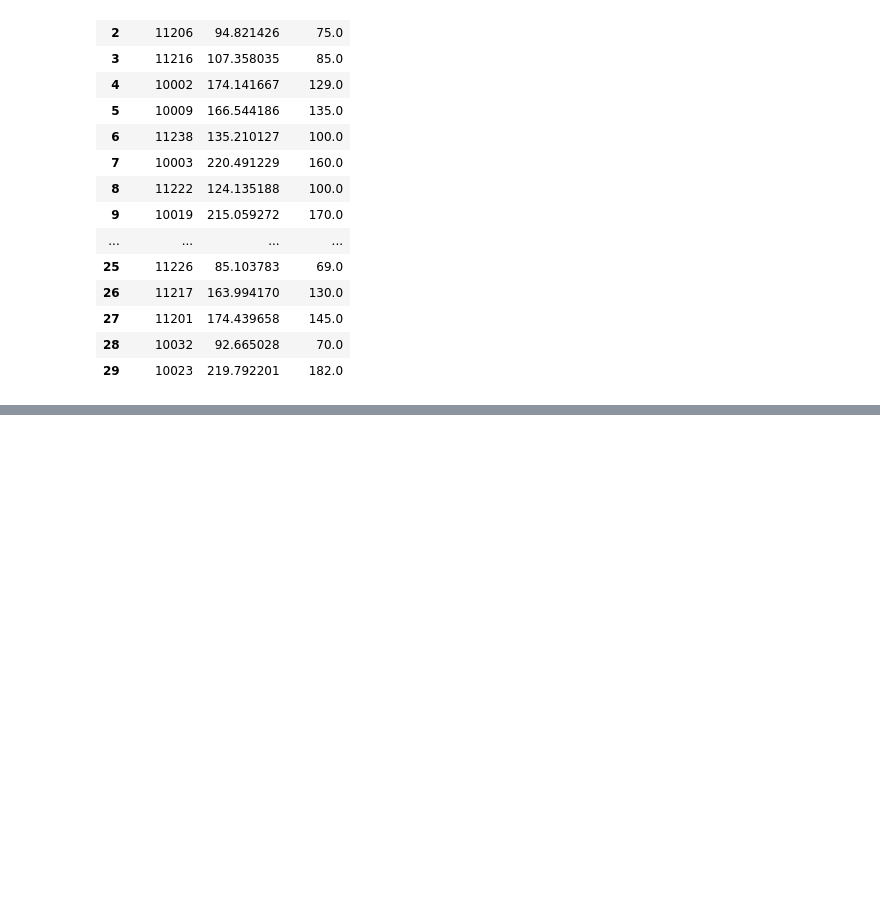
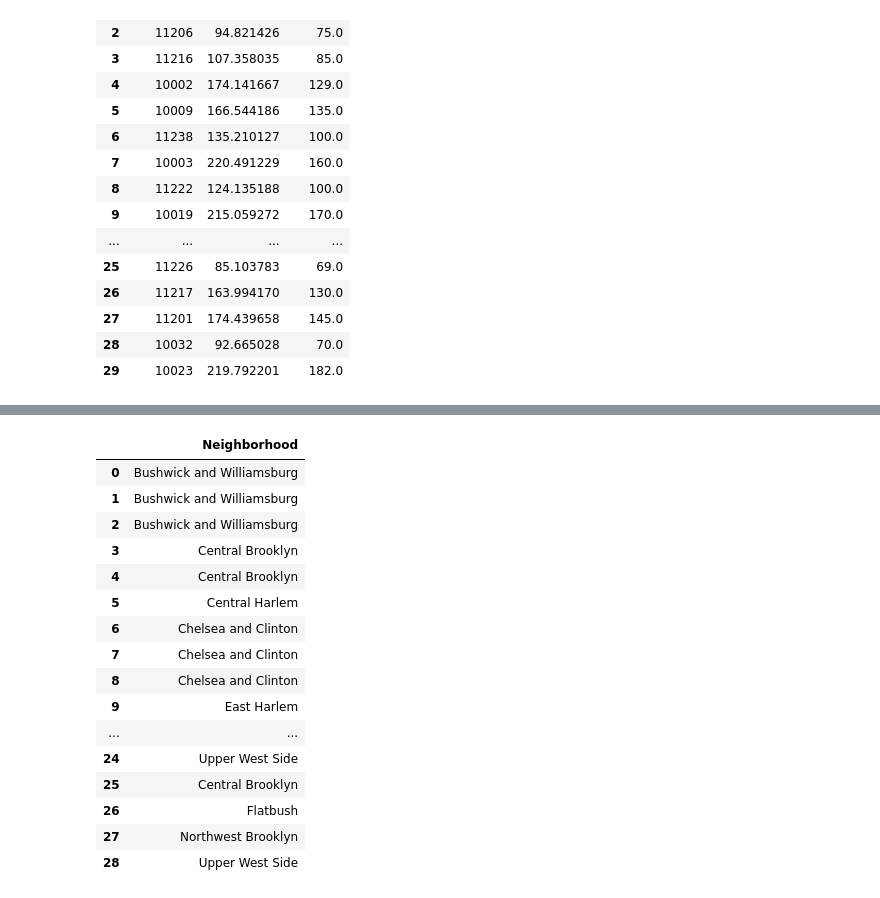
Before and after one commit to mjvillacresesn/Airbnb, a Jupyter notebook: Merged_Zipcodes.ipynb, the cells around one changed output, grey strips where cells are left out. Drawn from its saved outputs; the diff is of its cells as text; code cells hidden in the pictures; blank space fills up the shorter version.

```diff
--- a/Merged_Zipcodes.ipynb
+++ b/Merged_Zipcodes.ipynb
@@ -157,0 +195,21 @@ df_2018z.head()
+# %%
+hood = final30[['Neighborhood']]
+hood
+# %% [output]
+|  | Neighborhood |
+| 0 | Bushwick and Williamsburg |
+| 1 | Bushwick and Williamsburg |
+| 2 | Bushwick and Williamsburg |
+| 3 | Central Brooklyn |
+| 4 | Central Brooklyn |
+| 5 | Central Harlem |
+| 6 | Chelsea and Clinton |
+| 7 | Chelsea and Clinton |
+| 8 | Chelsea and Clinton |
+| 9 | East Harlem |
+| ... | ... |
+| 24 | Upper West Side |
+| 25 | Central Brooklyn |
+| 26 | Flatbush |
+| 27 | Northwest Brooklyn |
+| 28 | Upper West Side |
```
Also changed, not shown: parts of 9 cells of this notebook.
